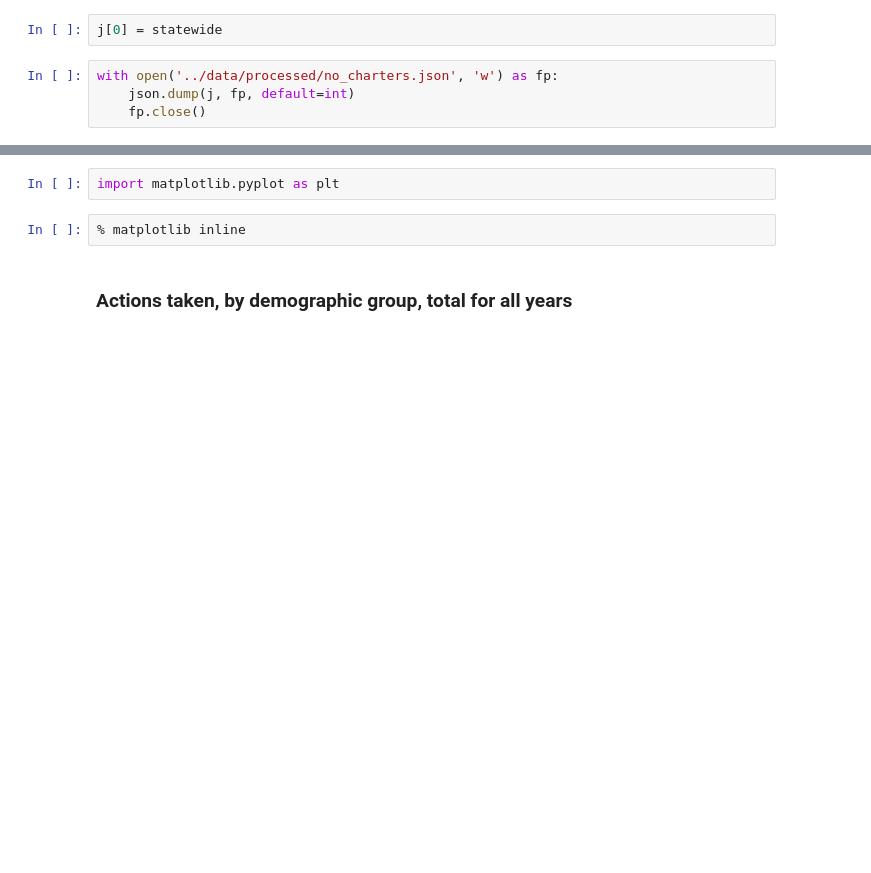
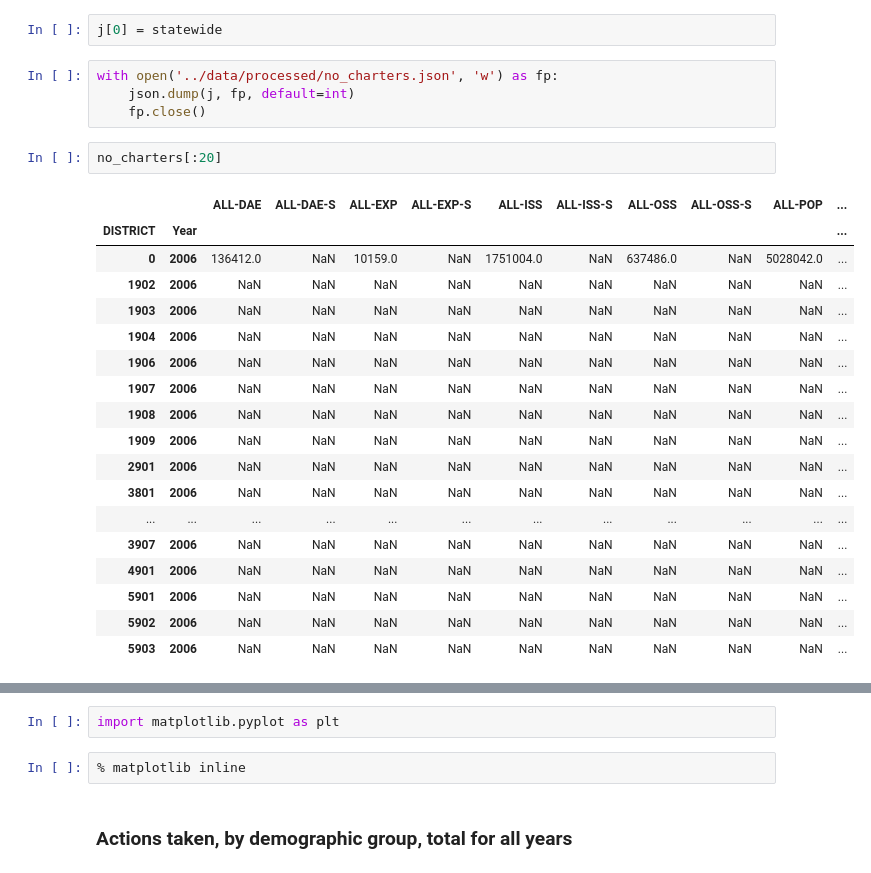
Before and after one commit to mscarey/txappleseedmap, a Jupyter notebook: scripts/TEAtoCSVAllYears.ipynb, the cells around one changed output, grey strips where cells are left out. Drawn from its saved outputs; the diff is of its cells as text; blank space fills up the shorter version.

```diff
--- a/scripts/TEAtoCSVAllYears.ipynb
+++ b/scripts/TEAtoCSVAllYears.ipynb
@@ -459,3 +511,24 @@ j[0] = statewide
 with open('../data/processed/no_charters.json', 'w') as fp:
     json.dump(j, fp, default=int)
     fp.close()
+# %%
+no_charters[:20]
+# %% [output]
+|  |  | ALL-DAE | ALL-DAE-S | ALL-EXP | ALL-EXP-S | ALL-ISS | ALL-ISS-S | ALL-OSS | ALL-OSS-S | ALL-POP | ... |
+| DISTRICT | Year |  |  |  |  |  |  |  |  |  | ... |
+| 0 | 2006 | 136412.0 | NaN | 10159.0 | NaN | 1751004.0 | NaN | 637486.0 | NaN | 5028042.0 | ... |
+| 1902 | 2006 | NaN | NaN | NaN | NaN | NaN | NaN | NaN | NaN | NaN | ... |
+| 1903 | 2006 | NaN | NaN | NaN | NaN | NaN | NaN | NaN | NaN | NaN | ... |
+| 1904 | 2006 | NaN | NaN | NaN | NaN | NaN | NaN | NaN | NaN | NaN | ... |
+| 1906 | 2006 | NaN | NaN | NaN | NaN | NaN | NaN | NaN | NaN | NaN | ... |
+| 1907 | 2006 | NaN | NaN | NaN | NaN | NaN | NaN | NaN | NaN | NaN | ... |
+| 1908 | 2006 | NaN | NaN | NaN | NaN | NaN | NaN | NaN | NaN | NaN | ... |
+| 1909 | 2006 | NaN | NaN | NaN | NaN | NaN | NaN | NaN | NaN | NaN | ... |
+| 2901 | 2006 | NaN | NaN | NaN | NaN | NaN | NaN | NaN | NaN | NaN | ... |
+| 3801 | 2006 | NaN | NaN | NaN | NaN | NaN | NaN | NaN | NaN | NaN | ... |
+| ... | ... | ... | ... | ... | ... | ... | ... | ... | ... | ... | ... |
+| 3907 | 2006 | NaN | NaN | NaN | NaN | NaN | NaN | NaN | NaN | NaN | ... |
+| 4901 | 2006 | NaN | NaN | NaN | NaN | NaN | NaN | NaN | NaN | NaN | ... |
+| 5901 | 2006 | NaN | NaN | NaN | NaN | NaN | NaN | NaN | NaN | NaN | ... |
+| 5902 | 2006 | NaN | NaN | NaN | NaN | NaN | NaN | NaN | NaN | NaN | ... |
+| 5903 | 2006 | NaN | NaN | NaN | NaN | NaN | NaN | NaN | NaN | NaN | ... |
```
Also changed, not shown: parts of 15 cells of this notebook.
